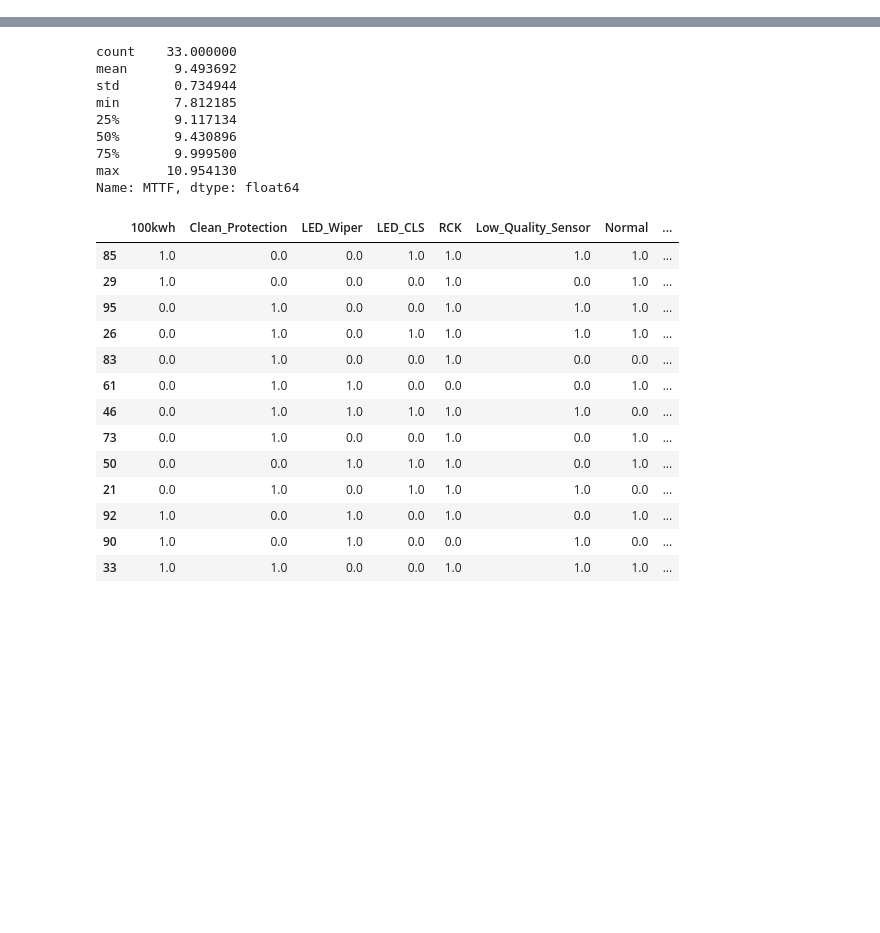
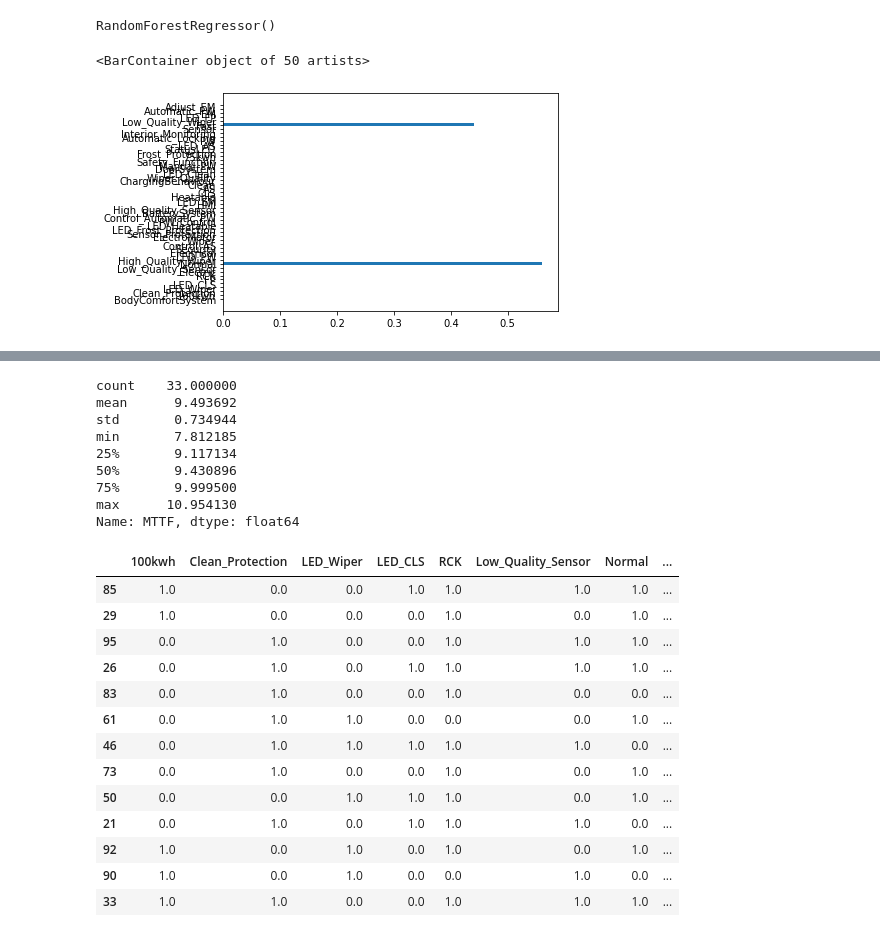
Before and after one commit to adrenalin97/DeepPerf, a Jupyter notebook: test.ipynb, the cells around one changed output, grey strips where cells are left out. Saved outputs shown, nothing was run; the diff lists cells and outputs as text; code cells hidden in the pictures; blank space fills up the shorter version.

```diff
--- a/test.ipynb
+++ b/test.ipynb
@@ -32,3 +34,13 @@ dataset_labels /= dataset_labels.max()
 # %%
 # split dataset train (2/3) test (1/3)
 x, x_test, y, y_test = train_test_split(dataset_features, dataset_labels, test_size=0.33)
+# %%
+rf = RandomForestRegressor(n_estimators=100)
+rf.fit(x, y)
+# %% [output]
+RandomForestRegressor()
+# %%
+plt.barh(dataset_features.columns, rf.feature_importances_)
+# %% [output]
+<BarContainer object of 50 artists>
+[figure, added]
```
Also changed, not shown: parts of 5 cells of this notebook.
